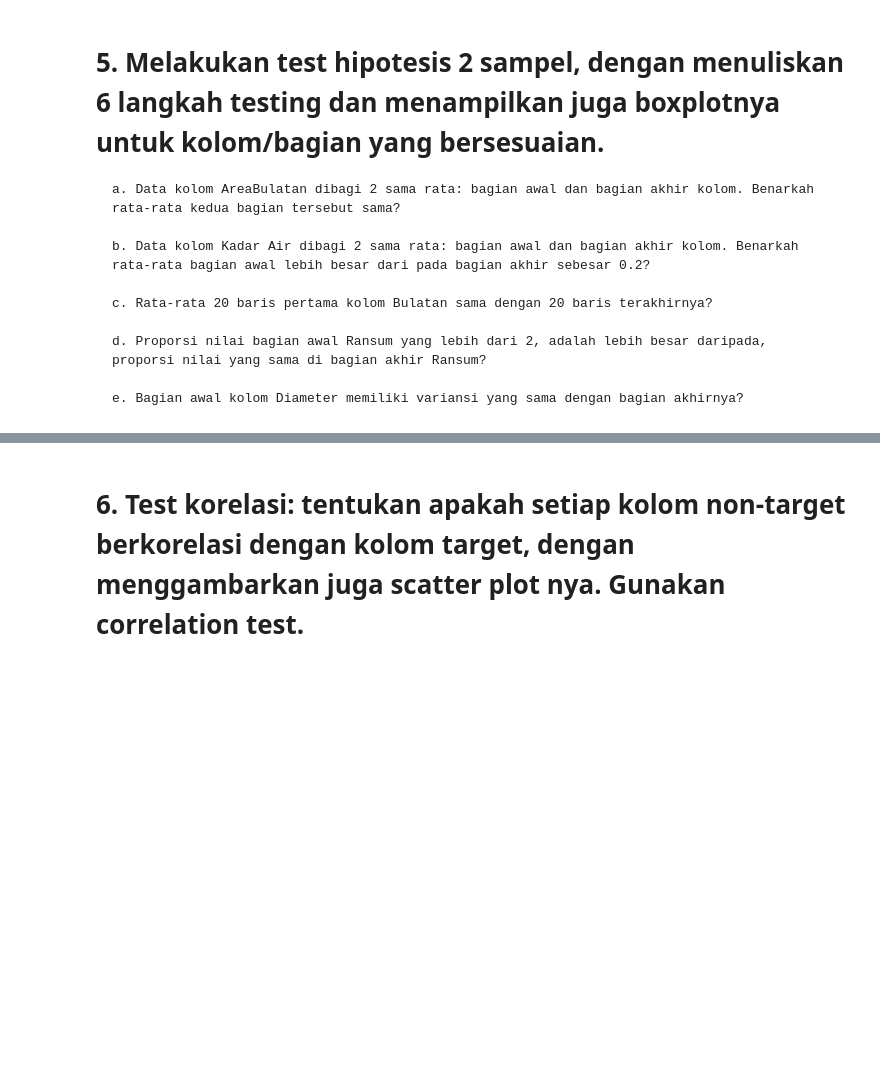
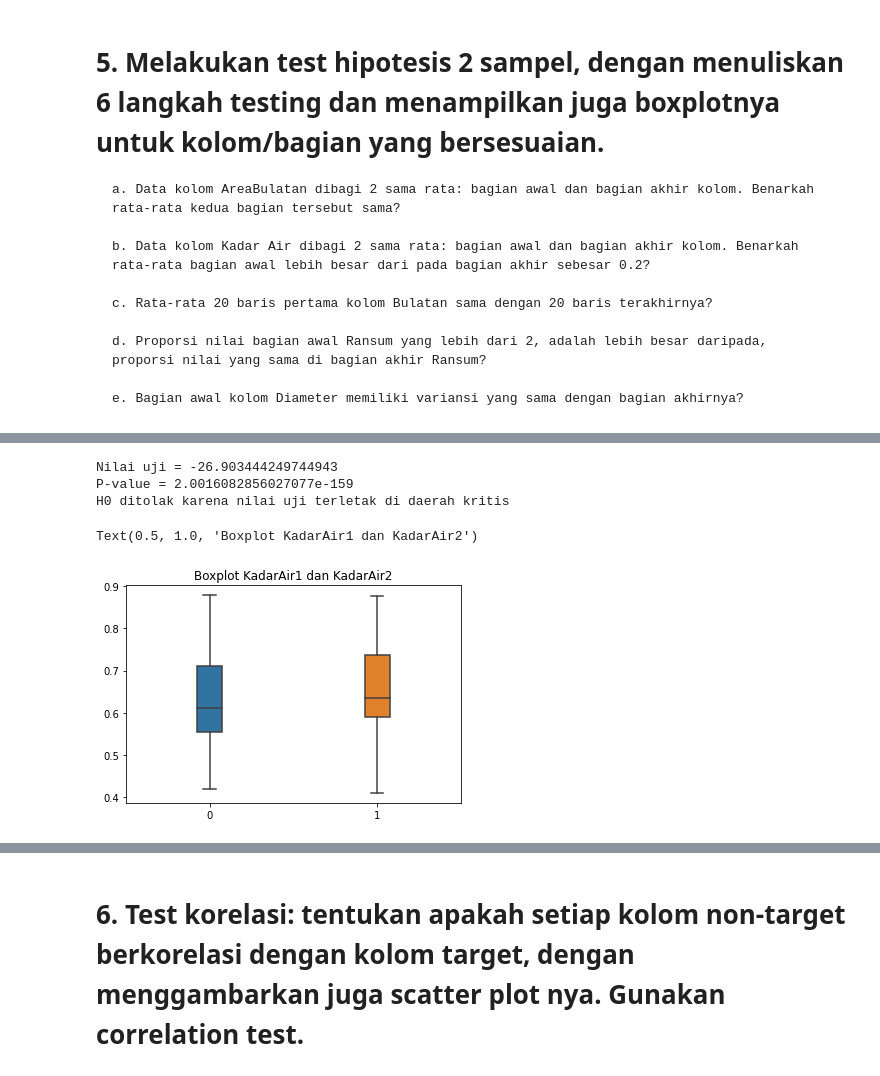
Before and after one commit to reymyr/Hypothesis-Testing, a Jupyter notebook: Tubes.ipynb, the cells around one changed output, grey strips where cells are left out. Saved outputs shown, nothing was run; the diff lists cells and outputs as text; code cells hidden in the pictures; blank space fills up the shorter version.

```diff
--- a/Tubes.ipynb
+++ b/Tubes.ipynb
@@ -677,0 +721,19 @@ Dikarenakan Hipotesis nol ditolak, maka kesimpulan yang dapat ditarik adalah pro
+# %%
+z = twoSampleMeanTestZ(df["KadarAir"].head(250), df["KadarAir"].tail(250), 0.2)
+print("Nilai uji =", z)
+pValue = 2 * min(stats.norm.cdf(z), 1-stats.norm.cdf(z))
+print("P-value =", pValue)
+
+# Langkah 6. Ambil keputusan
+if z < -1.96 or z > 1.96:
+    print("H0 ditolak karena nilai uji terletak di daerah kritis")
+else:
+    print("H0 diterima karena nilai uji terletak di luar daerah kritis")
+
+sns.boxplot(data=[df["KadarAir"].head(250), df["KadarAir"].tail(250)], orient="x", width=0.15).set_title("Boxplot KadarAir1 dan KadarAir2")
+# %% [output]
+Nilai uji = -26.903444249744943
+P-value = 2.0016082856027077e-159
+H0 ditolak karena nilai uji terletak di daerah kritis
+Text(0.5, 1.0, 'Boxplot KadarAir1 dan KadarAir2')
+[figure, added]
```
Also changed, not shown: parts of 25 cells of this notebook.
